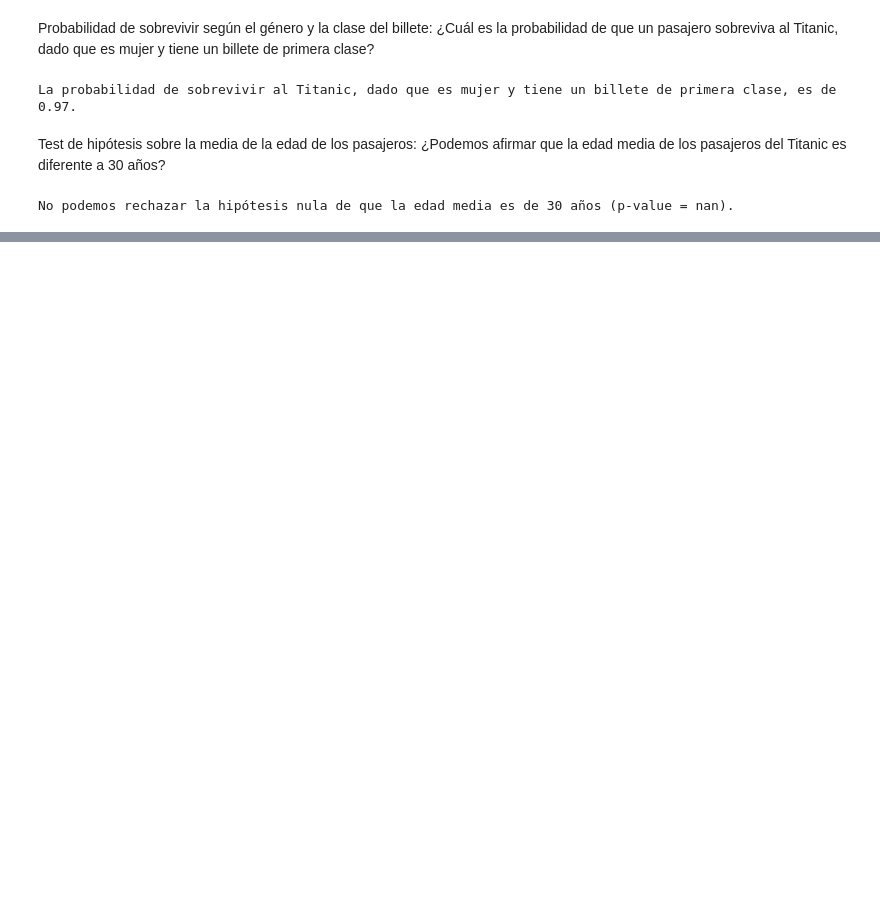
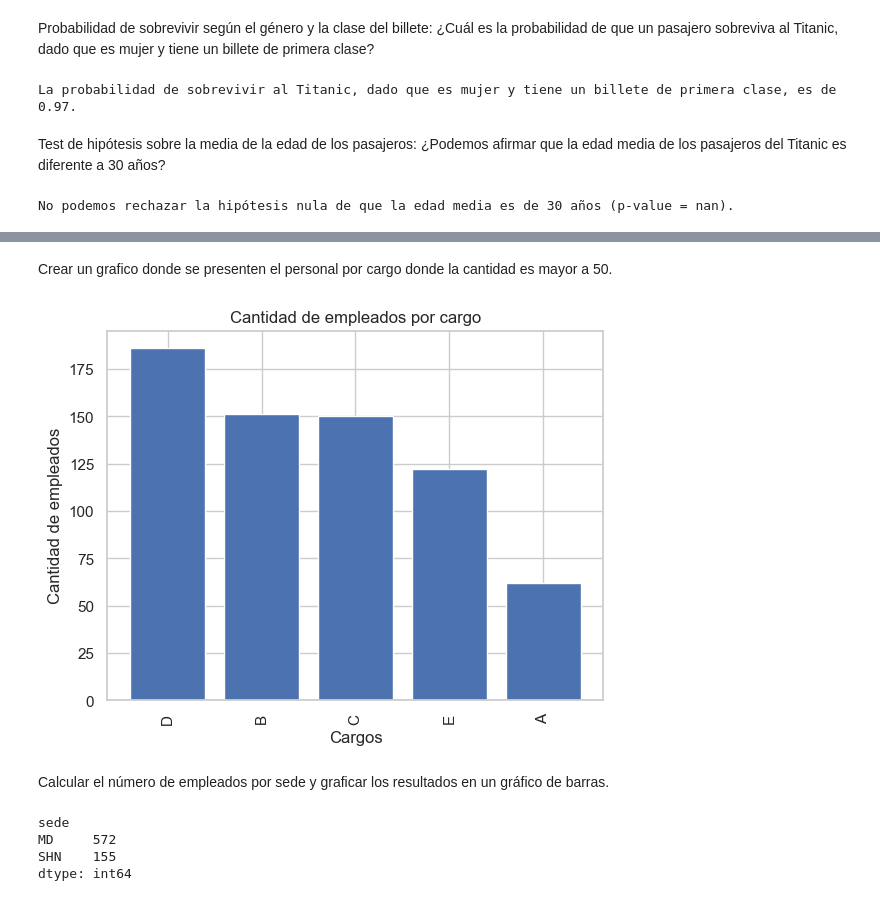
Before and after one commit to uri21199/soy-henry, a Jupyter notebook: practicas/pandas.ipynb, the cells around one changed output, grey strips where cells are left out. Saved outputs shown, nothing was run; the diff lists cells and outputs as text; code cells hidden in the pictures; blank space fills up the shorter version.

```diff
--- a/practicas/pandas.ipynb
+++ b/practicas/pandas.ipynb
@@ -373,0 +378,5 @@ No podemos rechazar la hipótesis nula de que la edad media es de 30 años (p-va
+# %%
+personal = pd.read_csv("./personal-agosto-2019.csv", encoding = "Windows 1252", sep = ",")
+personal.sort_values(by="apellidos_1", inplace = True)
+
+personal.head(2)
@@ -373,0 +401,23 @@ No podemos rechazar la hipótesis nula de que la edad media es de 30 años (p-va
+# %% [markdown]
+Crear un grafico donde se presenten el personal por cargo donde la cantidad es mayor a 50.
+# %%
+cantidad_cargo = personal["cargo_nivel"].value_counts()
+cantidad_cargo = cantidad_cargo[cantidad_cargo > 50]
+plt.bar(cantidad_cargo.index, cantidad_cargo.values)
+plt.title("Cantidad de empleados por cargo")
+plt.ylabel("Cantidad de empleados")
+plt.xlabel("Cargos")
+plt.xticks(rotation = 90)
+plt.show()
+# %% [output]
+[figure, added]
+# %% [markdown]
+Calcular el número de empleados por sede y graficar los resultados en un gráfico de barras.
+# %%
+personal_sede = personal.groupby("sede").size()
+personal_sede
+# %% [output]
+sede
+MD     572
+SHN    155
+dtype: int64
```
Also changed, not shown: parts of 25 cells of this notebook, 10 other files.
